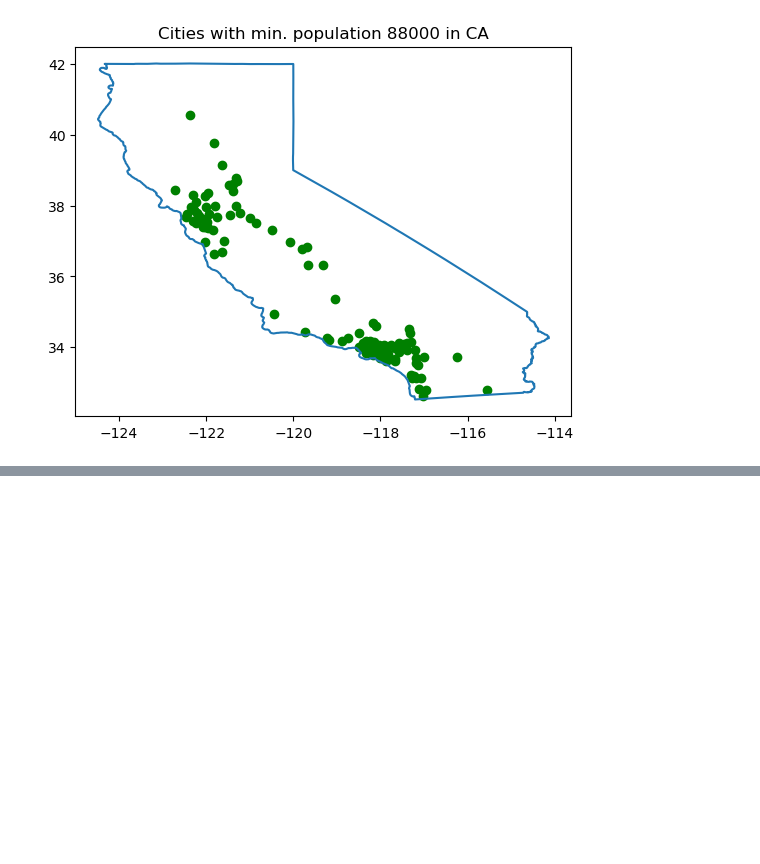
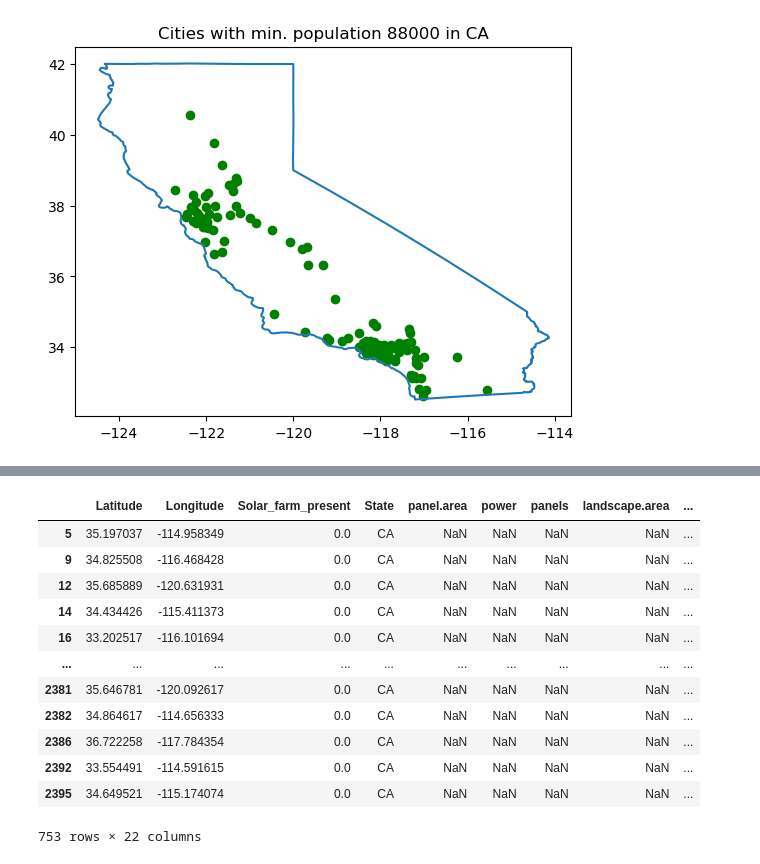
Before and after one commit to hrhampapura/SolarFarmPrediction, a Jupyter notebook: data_code/cities.ipynb, the cells around one changed output, grey strips where cells are left out. Saved outputs shown, nothing was run; the diff lists cells and outputs as text; code cells hidden in the pictures; blank space fills up the shorter version.

```diff
--- a/data_code/cities.ipynb
+++ b/data_code/cities.ipynb
@@ -524,0 +580,18 @@ pl.colorbar(sc)
+# %%
+bad_city_data.loc[bad_city_rows,'Solar_farm_present'] = 0
+# %%
+bad_city_data
+# %% [output]
+|  | Latitude | Longitude | Solar_farm_present | State | panel.area | power | panels | landscape.area | ... |
+| 5 | 35.197037 | -114.958349 | 0.0 | CA | NaN | NaN | NaN | NaN | ... |
+| 9 | 34.825508 | -116.468428 | 0.0 | CA | NaN | NaN | NaN | NaN | ... |
+| 12 | 35.685889 | -120.631931 | 0.0 | CA | NaN | NaN | NaN | NaN | ... |
+| 14 | 34.434426 | -115.411373 | 0.0 | CA | NaN | NaN | NaN | NaN | ... |
+| 16 | 33.202517 | -116.101694 | 0.0 | CA | NaN | NaN | NaN | NaN | ... |
+| ... | ... | ... | ... | ... | ... | ... | ... | ... | ... |
+| 2381 | 35.646781 | -120.092617 | 0.0 | CA | NaN | NaN | NaN | NaN | ... |
+| 2382 | 34.864617 | -114.656333 | 0.0 | CA | NaN | NaN | NaN | NaN | ... |
+| 2386 | 36.722258 | -117.784354 | 0.0 | CA | NaN | NaN | NaN | NaN | ... |
+| 2392 | 33.554491 | -114.591615 | 0.0 | CA | NaN | NaN | NaN | NaN | ... |
+| 2395 | 34.649521 | -115.174074 | 0.0 | CA | NaN | NaN | NaN | NaN | ... |
+753 rows × 22 columns
```
Also changed, not shown: parts of 24 cells of this notebook, 3 other files.
